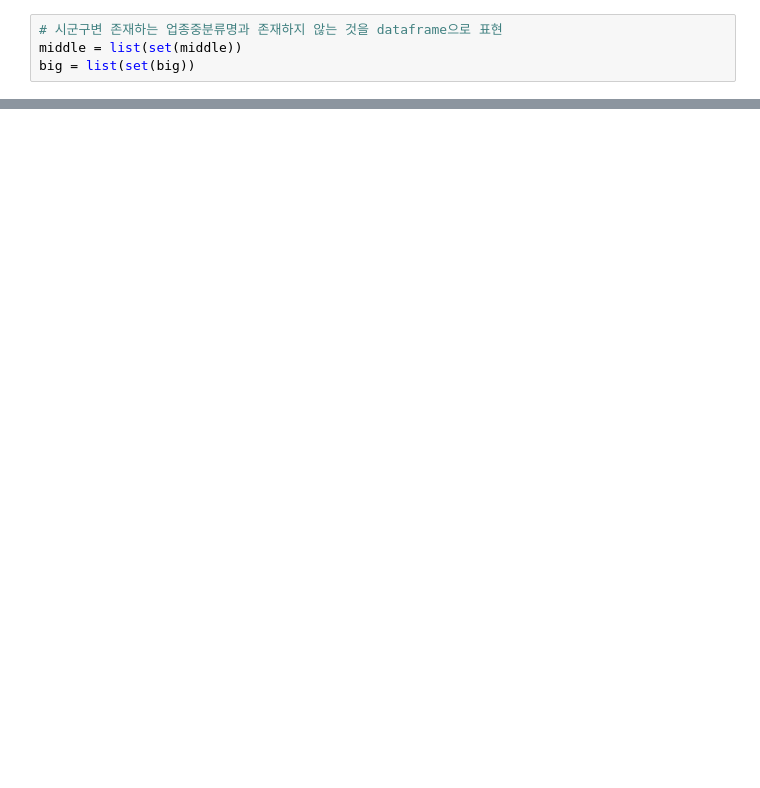
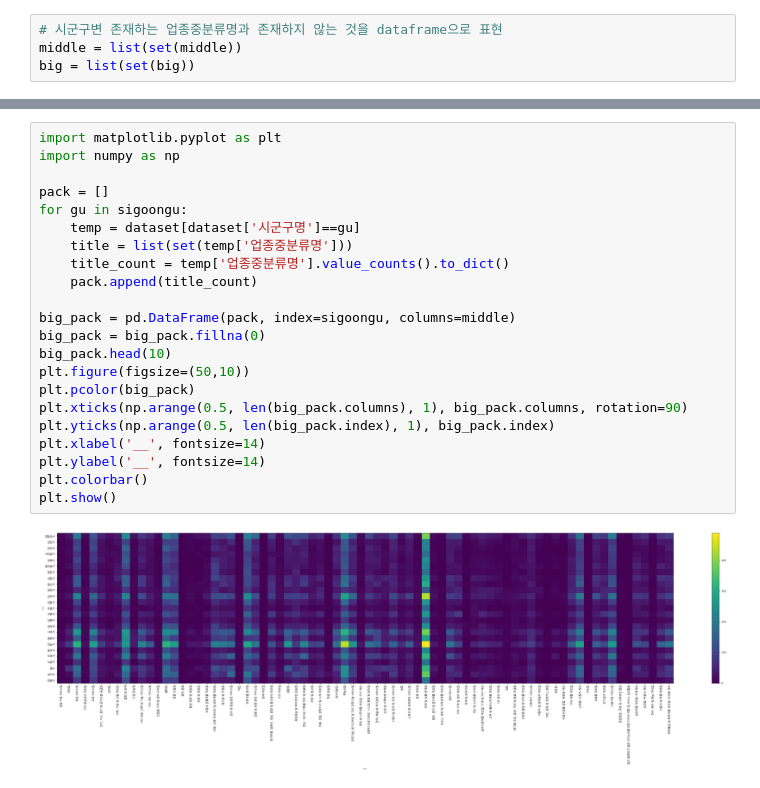
Before and after one commit to waverDeep/FinDataAnalysis, a Jupyter notebook: KCData/playground01.ipynb, the cells around one changed output, grey strips where cells are left out. Drawn from its saved outputs; the diff is of its cells as text; blank space fills up the shorter version.

```diff
--- a/KCData/playground01.ipynb
+++ b/KCData/playground01.ipynb
@@ -107,3 +116,27 @@ big_pack.head(10)
+# %%
+import matplotlib.pyplot as plt
+import numpy as np
+
+pack = []
+for gu in sigoongu:
+    temp = dataset[dataset['시군구명']==gu]
+    title = list(set(temp['업종중분류명']))
+    title_count = temp['업종중분류명'].value_counts().to_dict()
+    pack.append(title_count)
+
+big_pack = pd.DataFrame(pack, index=sigoongu, columns=middle)
+big_pack = big_pack.fillna(0)
+big_pack.head(10)
+plt.figure(figsize=(50,10))
+plt.pcolor(big_pack)
+plt.xticks(np.arange(0.5, len(big_pack.columns), 1), big_pack.columns, rotation=90)
+plt.yticks(np.arange(0.5, len(big_pack.index), 1), big_pack.index)
+plt.xlabel('__', fontsize=14)
+plt.ylabel('__', fontsize=14)
+plt.colorbar()
+plt.show()
+# %% [output]
+[figure, added]
 # %%
 # 시군구에 존재하는 업종대분류명과 존재하지 않는 것을 dataframe으로 표현
 pack = []
```
Also changed, not shown: parts of 15 cells of this notebook.
